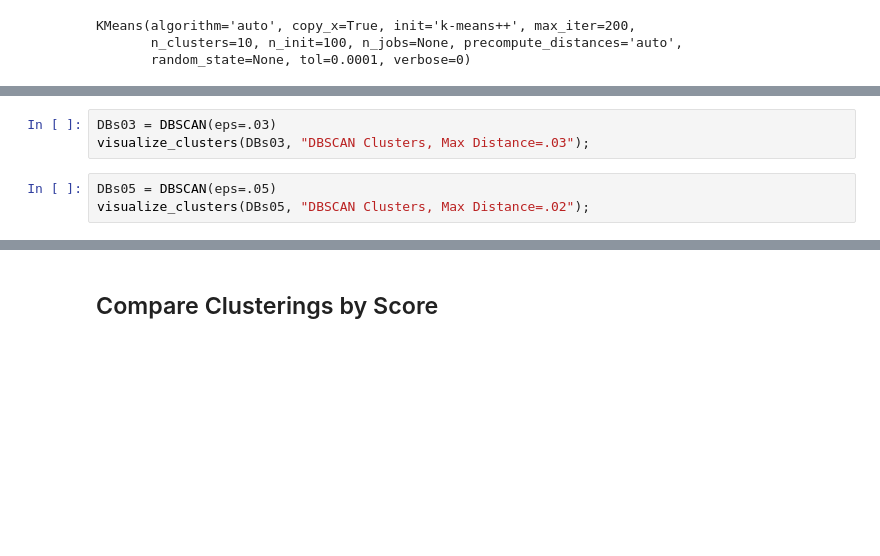
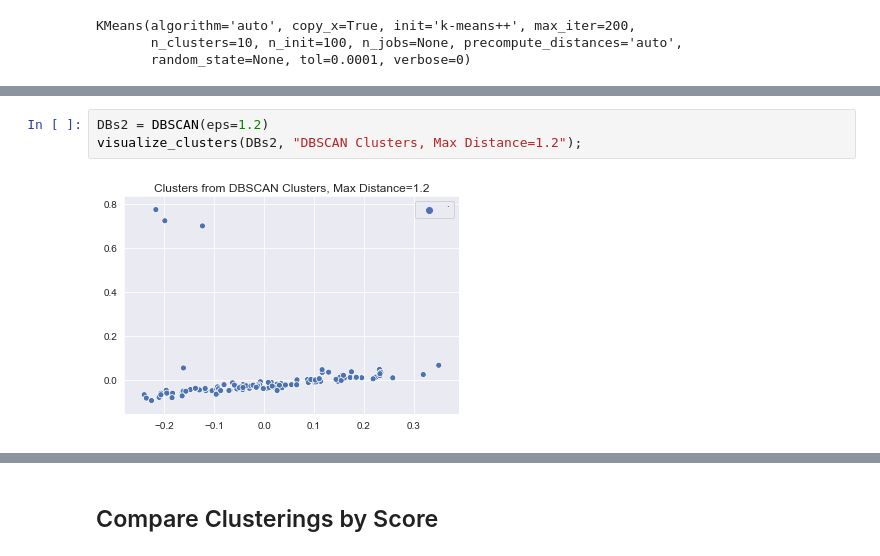
Before and after one commit to chrisoyer/unsupervised_learning-scifi_stories, a Jupyter notebook: scifi_stories.ipynb, the cells around one changed output, grey strips where cells are left out. Drawn from its saved outputs; the diff is of its cells as text; blank space fills up the shorter version.

```diff
--- a/scifi_stories.ipynb
+++ b/scifi_stories.ipynb
@@ -169,9 +245,8 @@ visualize_clusters(k_means10, "KMeans: 10 Clusters");
 # %%
-DBs03 = DBSCAN(eps=.03)
-visualize_clusters(DBs03, "DBSCAN Clusters, Max Distance=.03");
+DBs2 = DBSCAN(eps=1.2)
+visualize_clusters(DBs2, "DBSCAN Clusters, Max Distance=1.2");
+# %% [output]
+[figure, added]
-# %%
-DBs05 = DBSCAN(eps=.05)
-visualize_clusters(DBs05, "DBSCAN Clusters, Max Distance=.02");
 # %%
 affprop = AffinityPropagation()
 visualize_clusters(affprop, "Affinity Propogation");
```
Also changed, not shown: parts of 25 cells of this notebook.
